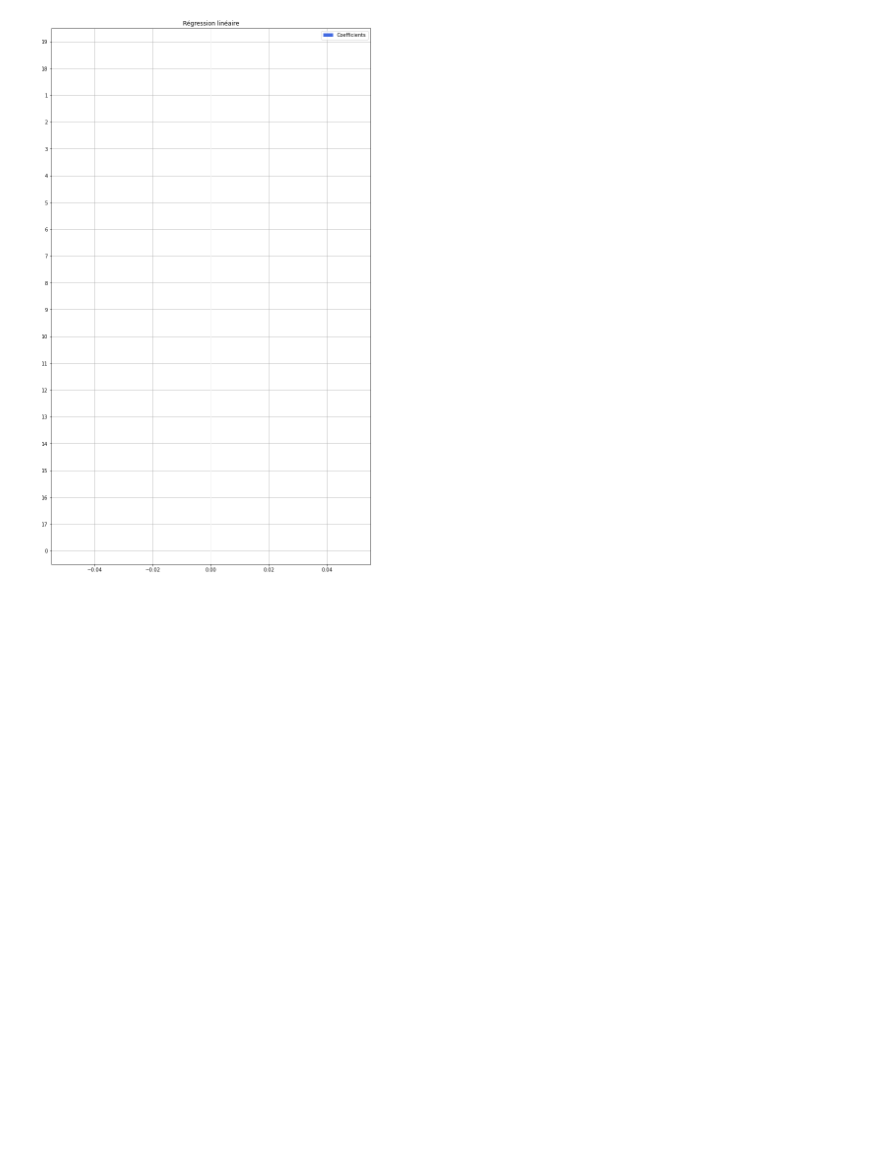
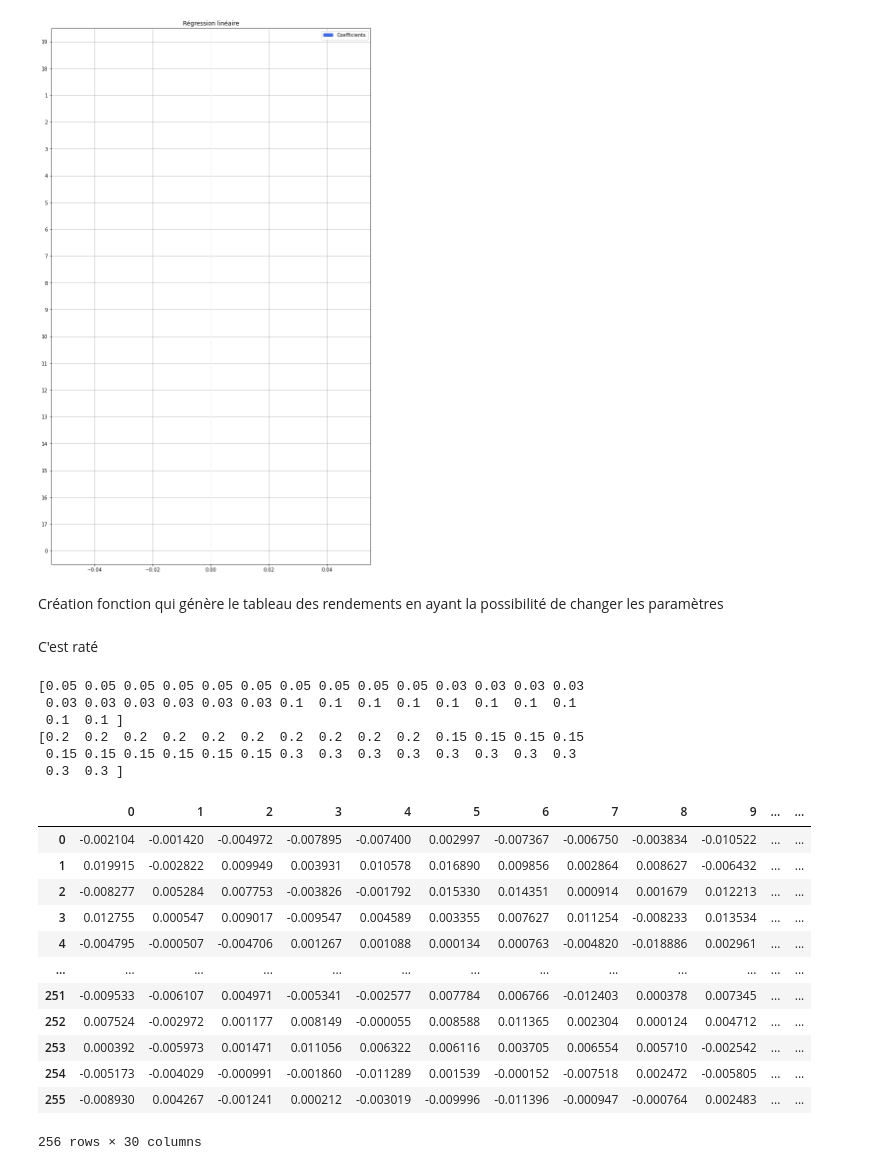
Before and after one commit to PyTomSss/StatApp_M1_ENSAE, a Jupyter notebook: Brouillon_Tom/Notebook_brouillon_Tom.ipynb, the cells around one changed output. Saved outputs shown, nothing was run; the diff lists cells and outputs as text; code cells hidden in the pictures; blank space fills up the shorter version.

```diff
--- a/Brouillon_Tom/Notebook_brouillon_Tom.ipynb
+++ b/Brouillon_Tom/Notebook_brouillon_Tom.ipynb
@@ -380,3 +380,61 @@ print(coef_lasso_normalized)
 [nan nan nan nan nan nan nan nan nan nan nan nan nan nan nan nan nan nan
  nan nan]
 [figure]
+# %% [markdown]
+Création fonction qui génère le tableau des rendements en ayant la possibilité de changer les paramètres
+# %% [markdown]
+C'est raté
+# %%
+def generation_tableau_rdts(nb_actifs, nb_dates, list_esp_rdts, list_vols) :
+    idx = pd.Index(np.arange(nb_actifs))
+    idx_date = pd.Index(np.arange(nb_dates))
+    mu = np.zeros(nb_actifs)
+    nb = len(list_esp_rdts)
+    vol = np.zeros(nb_actifs)
+
+    for i in range(nb):
+        valeur_commune_mu = list_esp_rdts[i]
+        debut_bloc = i * (nb_actifs // nb)
+        fin_bloc = (i + 1) * (nb_actifs // nb)
+        mu[debut_bloc:fin_bloc] = valeur_commune_mu
+    print(mu)
+
+    for i in range(nb):
+        valeur_commune_vol = list_vols[i]
+        debut_bloc = i * (nb_actifs // nb)
+        fin_bloc = (i + 1) * (nb_actifs // nb)
+        vol[debut_bloc:fin_bloc] = valeur_commune_vol
+    print(vol)
+
+    correl = 0.7
+
+    #Matrice var-covar théorique selon la vraie loi des rendements
+    covar = np.diag(vol) @ pd.DataFrame(correl * np.ones((nb_actifs,nb_actifs)) + (1-correl) * np.eye(nb_actifs),index=idx,columns=idx) @ np.diag(vol)
+
+    #On simuler un tirage de rendements suivant une loi normale d'espérence Mu et de Var la matrice Covar
+    A = np.linalg.cholesky(covar)
+    rdts_observes = mu/256 + pd.DataFrame(np.random.randn(nb_dates,nb_actifs)) @ A.T / 16
+
+    return rdts_observes
+# %%
+generation_tableau_rdts(30, 256, [0.05, 0.03, 0.1], [0.2, 0.15, 0.3])
+# %% [output]
+[0.05 0.05 0.05 0.05 0.05 0.05 0.05 0.05 0.05 0.05 0.03 0.03 0.03 0.03
+ 0.03 0.03 0.03 0.03 0.03 0.03 0.1  0.1  0.1  0.1  0.1  0.1  0.1  0.1
+ 0.1  0.1 ]
+[0.2  0.2  0.2  0.2  0.2  0.2  0.2  0.2  0.2  0.2  0.15 0.15 0.15 0.15
+ 0.15 0.15 0.15 0.15 0.15 0.15 0.3  0.3  0.3  0.3  0.3  0.3  0.3  0.3
+ 0.3  0.3 ]
+|  | 0 | 1 | 2 | 3 | 4 | 5 | 6 | 7 | 8 | 9 | ... | ... |
+| 0 | -0.002104 | -0.001420 | -0.004972 | -0.007895 | -0.007400 | 0.002997 | -0.007367 | -0.006750 | -0.003834 | -0.010522 | ... | ... |
+| 1 | 0.019915 | -0.002822 | 0.009949 | 0.003931 | 0.010578 | 0.016890 | 0.009856 | 0.002864 | 0.008627 | -0.006432 | ... | ... |
+| 2 | -0.008277 | 0.005284 | 0.007753 | -0.003826 | -0.001792 | 0.015330 | 0.014351 | 0.000914 | 0.001679 | 0.012213 | ... | ... |
+| 3 | 0.012755 | 0.000547 | 0.009017 | -0.009547 | 0.004589 | 0.003355 | 0.007627 | 0.011254 | -0.008233 | 0.013534 | ... | ... |
+| 4 | -0.004795 | -0.000507 | -0.004706 | 0.001267 | 0.001088 | 0.000134 | 0.000763 | -0.004820 | -0.018886 | 0.002961 | ... | ... |
+| ... | ... | ... | ... | ... | ... | ... | ... | ... | ... | ... | ... | ... |
+| 251 | -0.009533 | -0.006107 | 0.004971 | -0.005341 | -0.002577 | 0.007784 | 0.006766 | -0.012403 | 0.000378 | 0.007345 | ... | ... |
+| 252 | 0.007524 | -0.002972 | 0.001177 | 0.008149 | -0.000055 | 0.008588 | 0.011365 | 0.002304 | 0.000124 | 0.004712 | ... | ... |
+| 253 | 0.000392 | -0.005973 | 0.001471 | 0.011056 | 0.006322 | 0.006116 | 0.003705 | 0.006554 | 0.005710 | -0.002542 | ... | ... |
+| 254 | -0.005173 | -0.004029 | -0.000991 | -0.001860 | -0.011289 | 0.001539 | -0.000152 | -0.007518 | 0.002472 | -0.005805 | ... | ... |
+| 255 | -0.008930 | 0.004267 | -0.001241 | 0.000212 | -0.003019 | -0.009996 | -0.011396 | -0.000947 | -0.000764 | 0.002483 | ... | ... |
+256 rows × 30 columns
```
